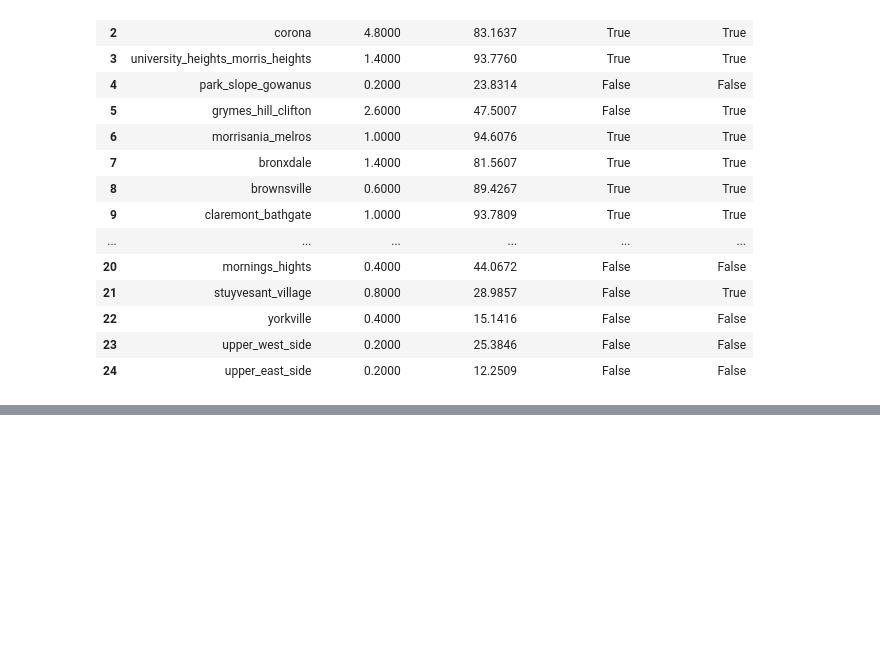
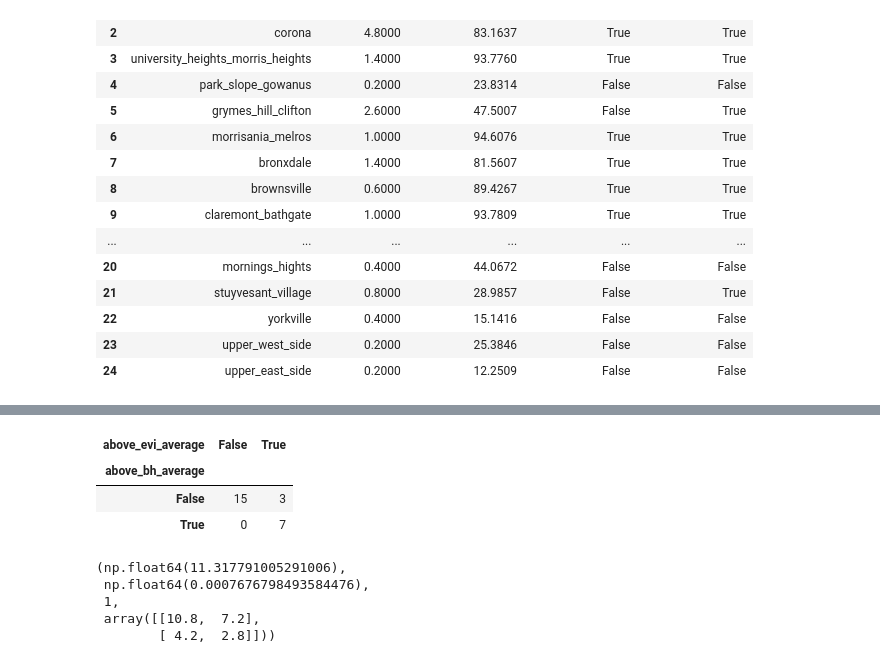
Before and after one commit to simaoalicechen/NYC_Landlord_Behavior_Analysis_Project, a Jupyter notebook: Part_4.2_Prepare_for_Excel_Neighborhood_Level.ipynb, the cells around one changed output, grey strips where cells are left out. Cells and saved outputs as stored; diff of their text form; code cells hidden in the pictures; blank space fills up the shorter version.

```diff
--- a/Part_4.2_Prepare_for_Excel_Neighborhood_Level.ipynb
+++ b/Part_4.2_Prepare_for_Excel_Neighborhood_Level.ipynb
@@ -1367,0 +1423,17 @@ all_nta_evi_bh
+# %%
+contingency_table = pd.crosstab(all_nta_evi_bh.above_bh_average, all_nta_evi_bh.above_evi_average)
+contingency_table
+# %% [output]
+| above_evi_average | False | True |
+| above_bh_average |  |  |
+| False | 15 | 3 |
+| True | 0 | 7 |
+# %%
+chi2, p_value, dof, expected = chi2_contingency(contingency_table)
+chi2, p_value, dof, expected
+# %% [output]
+(np.float64(11.317791005291006),
+ np.float64(0.0007676798493584476),
+ 1,
+ array([[10.8,  7.2],
+        [ 4.2,  2.8]]))
```
Also changed, not shown: parts of 22 cells of this notebook, 1 other file.
